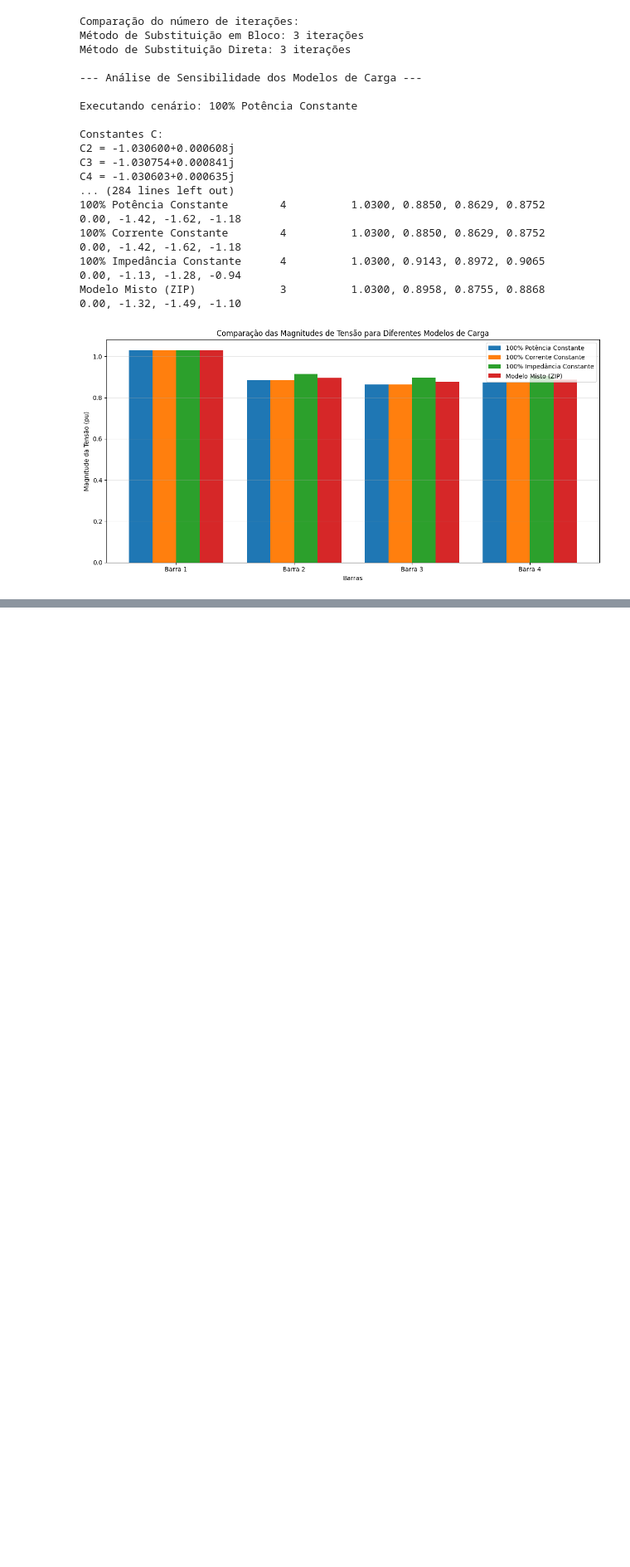
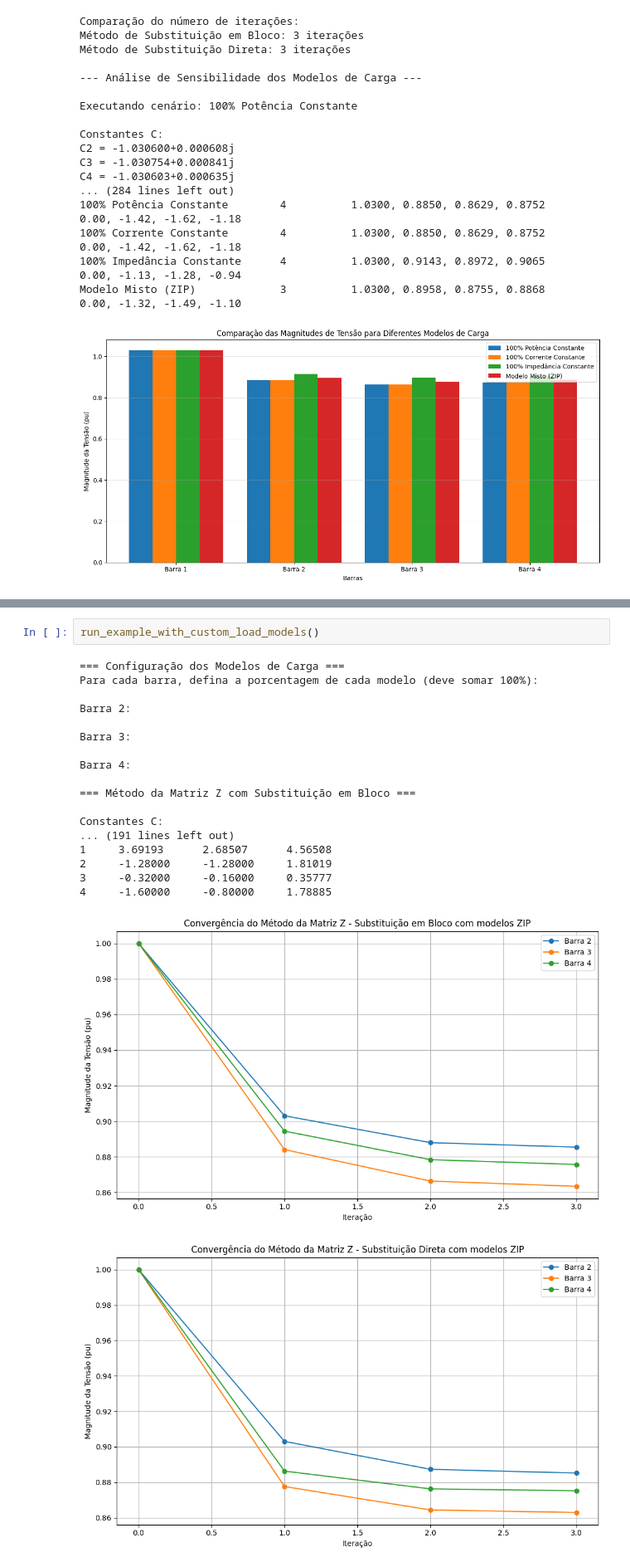
Before and after one commit to alanjk3/z-matrix-method, a Jupyter notebook: notebooks/4barras_4models.ipynb, the cells around one changed output, grey strips where cells are left out. Shown at 83% size. Drawn from its saved outputs; the diff is of its cells as text; blank space fills up the shorter version.

```diff
--- a/notebooks/4barras_4models.ipynb
+++ b/notebooks/4barras_4models.ipynb
@@ -60,0 +83,22 @@ Modelo Misto (ZIP)             3          1.0300, 0.8958, 0.8755, 0.8868
+# %%
+run_example_with_custom_load_models()
+# %% [output]
+=== Configuração dos Modelos de Carga ===
+Para cada barra, defina a porcentagem de cada modelo (deve somar 100%):
+
+Barra 2:
+
+Barra 3:
+
+Barra 4:
+
+=== Método da Matriz Z com Substituição em Bloco ===
+
+Constantes C:
+... (191 lines left out)
+1     3.69193      2.68507      4.56508
+2     -1.28000     -1.28000     1.81019
+3     -0.32000     -0.16000     0.35777
+4     -1.60000     -0.80000     1.78885
+[figure, added]
+[figure, added]
```
Also changed, not shown: parts of 1 cell of this notebook, 2 other files.
